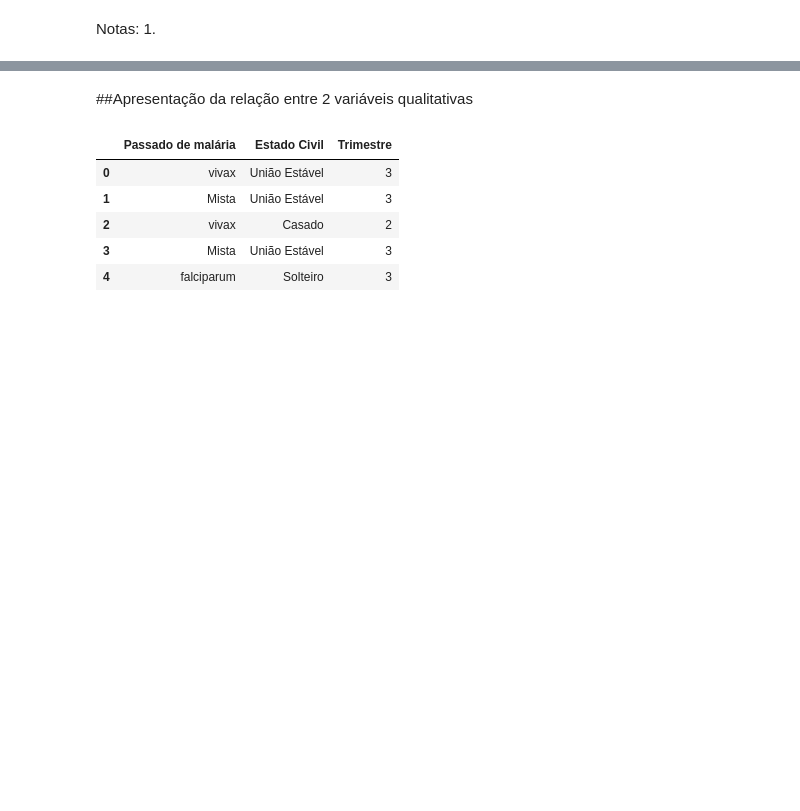
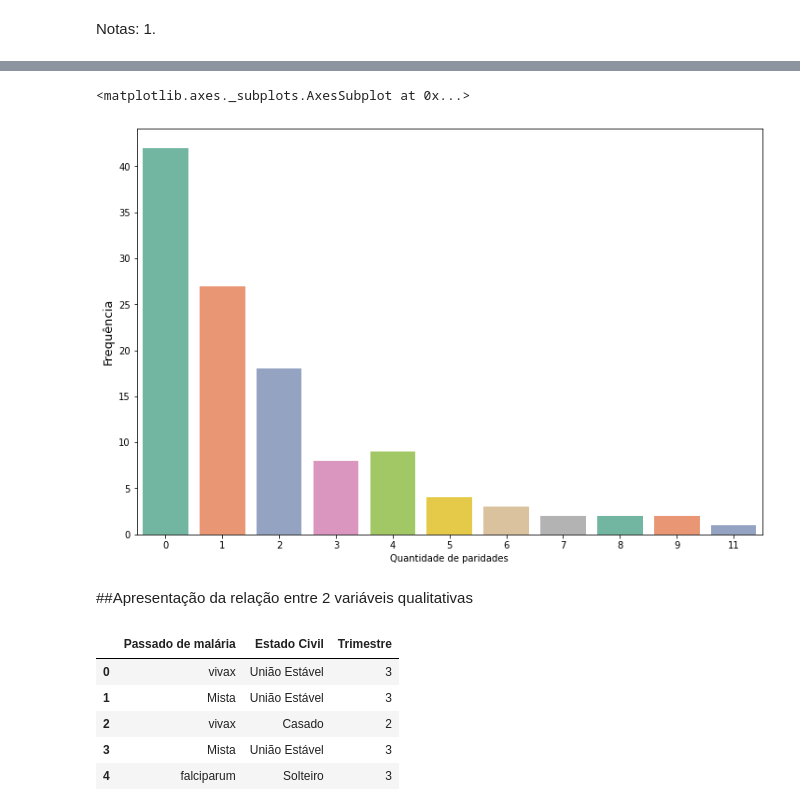
Before and after one commit to JulioHenri/cliente_marcos, a Jupyter notebook: cliente_marcos.ipynb, the cells around one changed output, grey strips where cells are left out. Saved outputs shown, nothing was run; the diff lists cells and outputs as text; code cells hidden in the pictures; blank space fills up the shorter version.

```diff
--- a/cliente_marcos.ipynb
+++ b/cliente_marcos.ipynb
@@ -203,3 +231,13 @@ Notas:
+# %%
+ax = sns.countplot(df.Paridade, palette="Set2")
+ax.figure.set_size_inches(12, 8)
+ax.set_ylabel('Frequência', fontsize= 13)
+ax.set_xlabel('Quantidade de paridades')
+#ax.set_xticklabels(['Funcionário','Ex-Funcionário'], fontsize=13)
+ax
+# %% [output]
+<matplotlib.axes._subplots.AxesSubplot at 0x...>
+[figure, added]
 # %% [markdown]
 ##Apresentação da relação entre 2 variáveis qualitativas
 # %%
```
Also changed, not shown: parts of 8 cells of this notebook.
